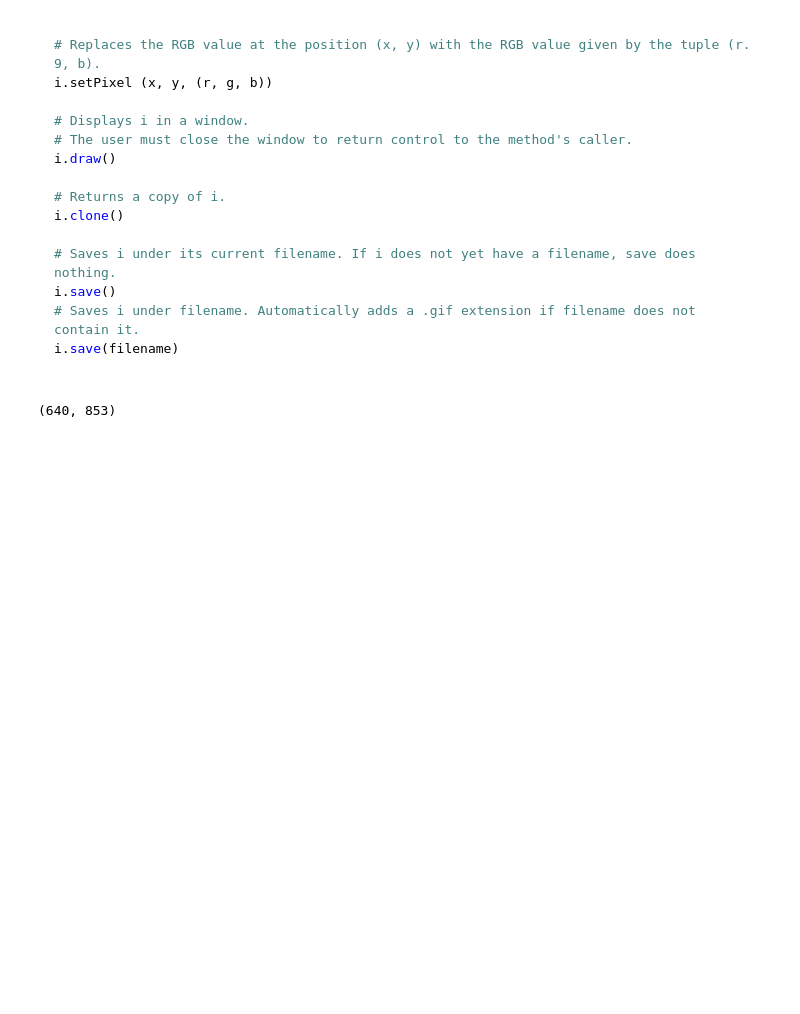
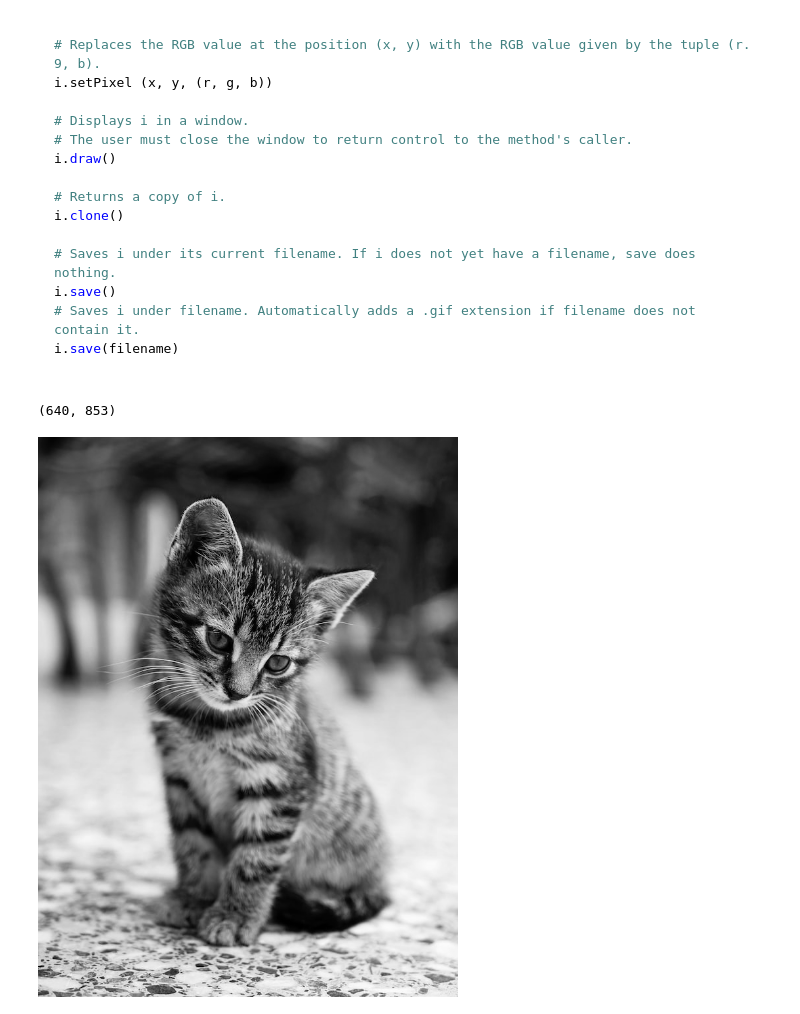
Before and after one commit to sidharthism/Python3, a Jupyter notebook: Graphics/image_processing.ipynb, the cells around one changed output. Drawn from its saved outputs; the diff is of its cells as text; code cells hidden in the pictures; blank space fills up the shorter version.

```diff
--- a/Graphics/image_processing.ipynb
+++ b/Graphics/image_processing.ipynb
@@ -54,0 +66,11 @@ def greyscale(triple):
+# %%
+j = Image.new("L", (i.width, i.height))
+for y in range(i.height):
+    for x in range(i.width):
+        old_px = i.getpixel((x, y))
+        new_px = average(old_px)
+        j.putpixel((x, y), new_px)
+
+j
+# %% [output]
+[figure, added]
```
Also changed, not shown: parts of 10 cells of this notebook, 1 other file.
